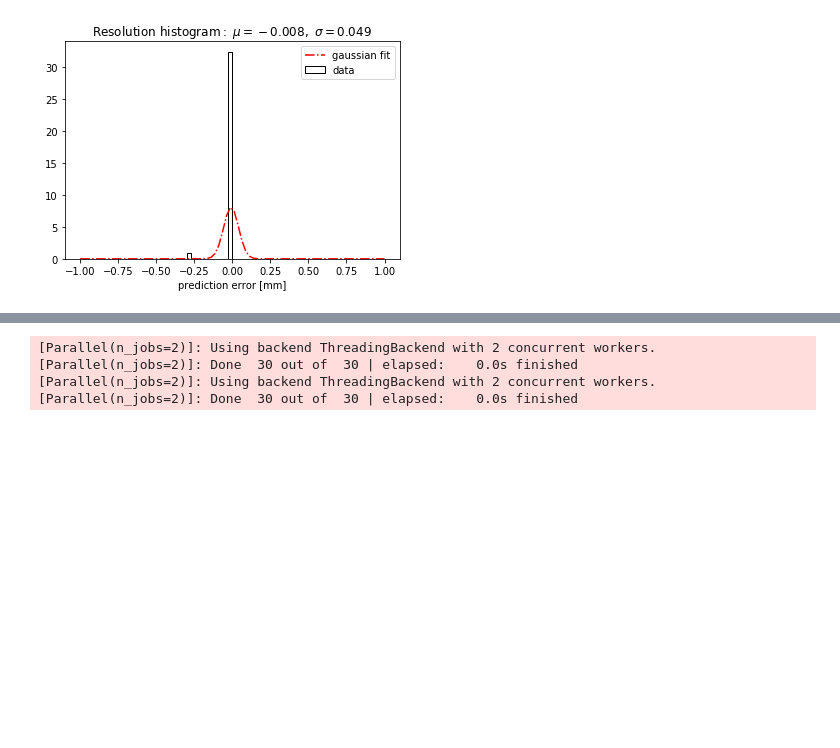
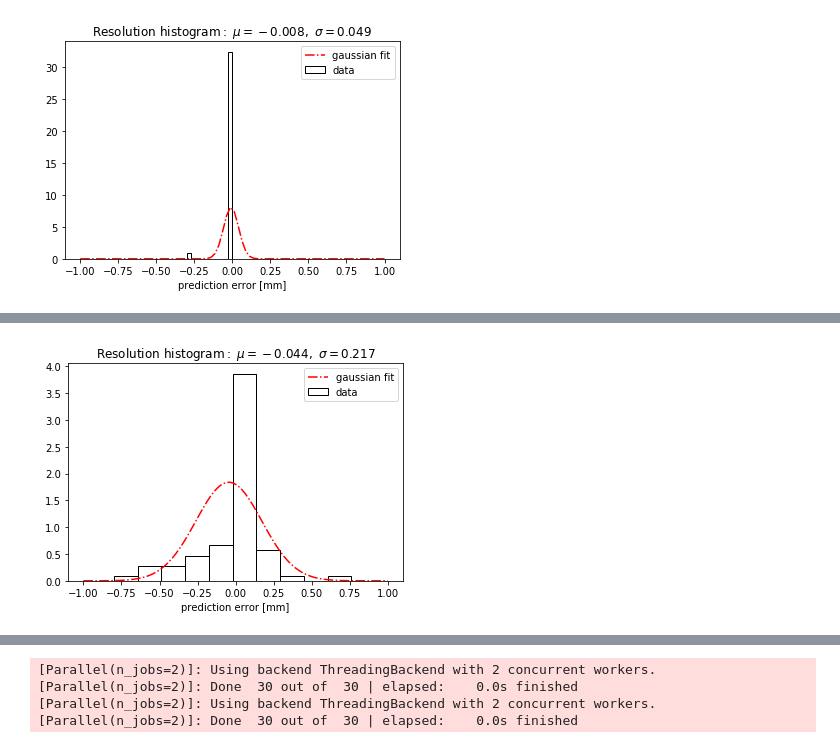
Before and after one commit to cdesio/leaf_reco, a Jupyter notebook: notebooks/RF_clean_test.ipynb, the cells around one changed output, grey strips where cells are left out. Cells and saved outputs as stored; diff of their text form; code cells hidden in the pictures; blank space fills up the shorter version.

```diff
--- a/notebooks/RF_clean_test.ipynb
+++ b/notebooks/RF_clean_test.ipynb
@@ -291,0 +344,3 @@ plot_histo(model.predict(X_35mm_cl_RF_test), y_35mm_cl_test, -1,1, nbins_fit=80,
+# %%
+X_3mm_test = np.vstack((X_3mm_cl_RF_test, X_3mm_cl_RF_2nd_test))
+y_3mm_test = np.hstack((y_3mm_cl_test, y_3mm_cl_2nd_test))
@@ -291,0 +382,3 @@ plot_histo(model.predict(X_35mm_cl_RF_test), y_35mm_cl_test, -1,1, nbins_fit=80,
+# %%
+plot_histo(model.predict(X_3mm_test), y_3mm_test, -1,1, nbins_fit=80, nbins_hist=10)
+# %% [output]
@@ -291,0 +388 @@ plot_histo(model.predict(X_35mm_cl_RF_test), y_35mm_cl_test, -1,1, nbins_fit=80,
+[figure, added]
```
Also changed, not shown: parts of 38 cells of this notebook.
